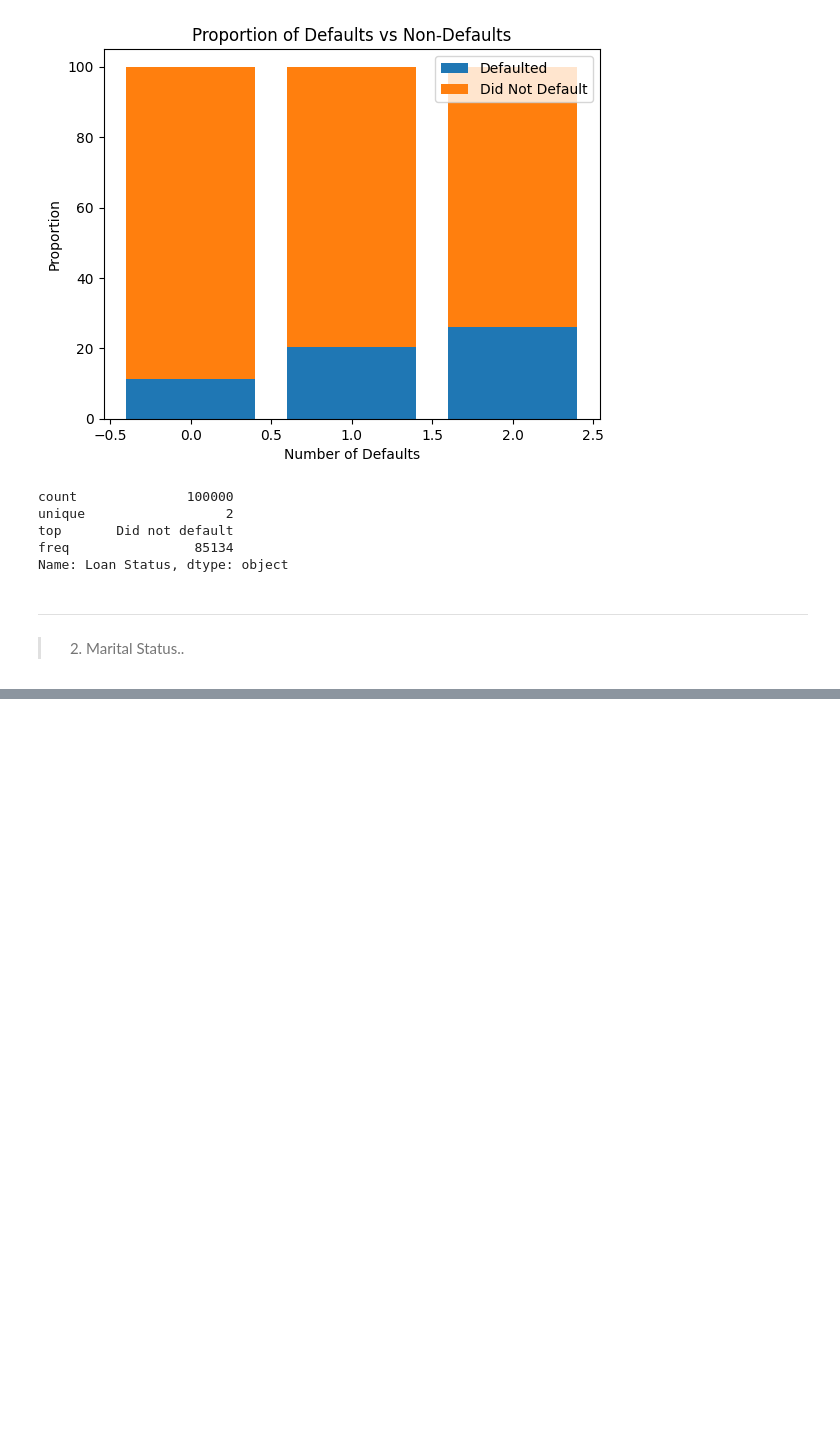
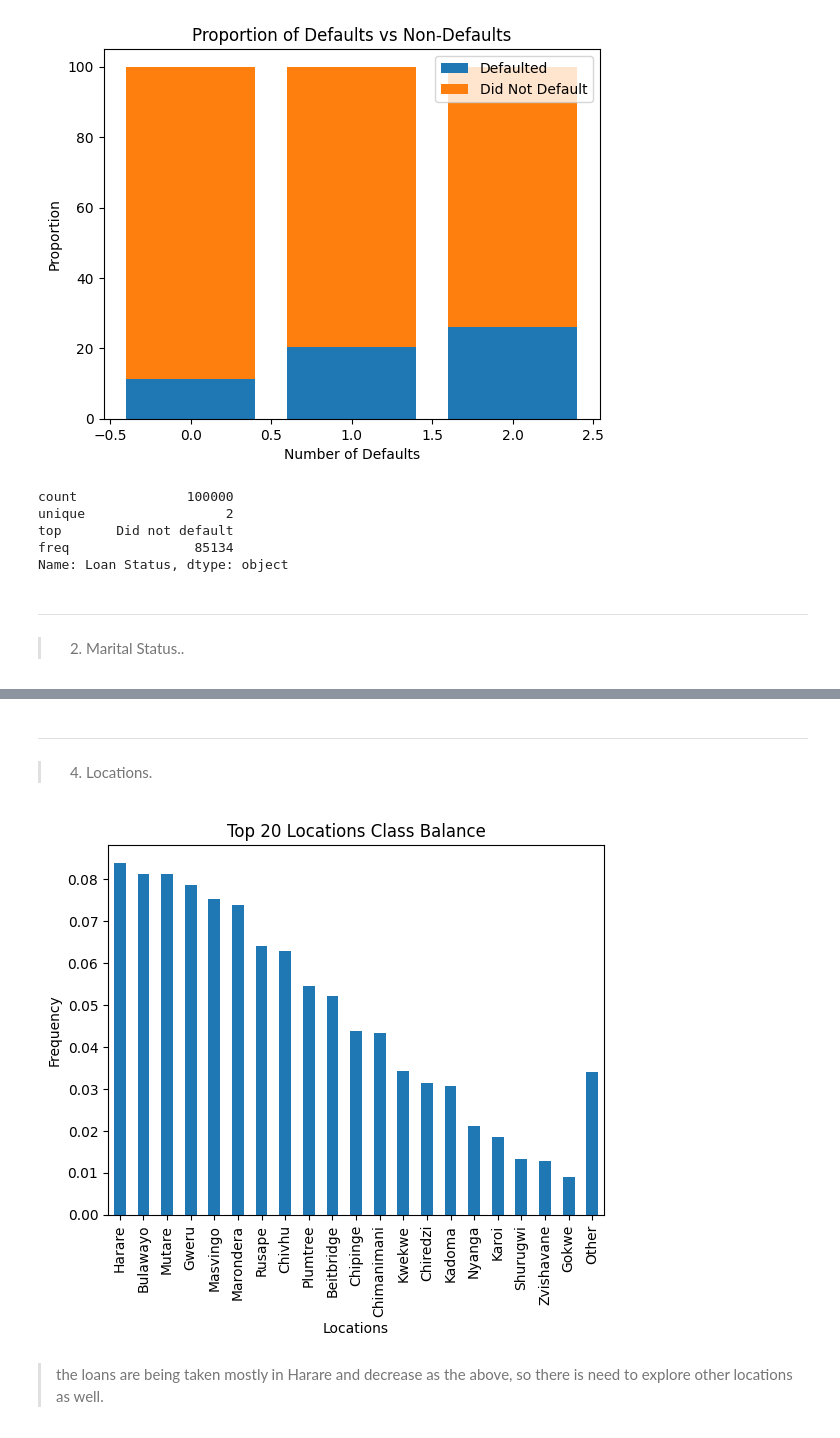
Before and after one commit to RonChits/Default-Probability, a Jupyter notebook: Default_Probability.ipynb, the cells around one changed output, grey strips where cells are left out. Drawn from its saved outputs; the diff is of its cells as text; code cells hidden in the pictures; blank space fills up the shorter version.

```diff
--- a/Default_Probability.ipynb
+++ b/Default_Probability.ipynb
@@ -488,0 +614,18 @@ Name: Loan Status, dtype: object
+# %% [markdown]
+
+
+---
+# %% [markdown]
+>4. Locations.
+# %%
+top_n = 20
+top_locations = df["location"].value_counts(normalize=True).nlargest(top_n)
+other_locations_freq = 1 - top_locations.sum()
+top_locations['Other'] = other_locations_freq
+
+top_locations.plot(kind='bar', xlabel='Locations', ylabel='Frequency', title=f'Top {top_n} Locations Class Balance')
+plt.show()
+# %% [output]
+[figure, added]
+# %% [markdown]
+>the loans are being taken mostly in Harare and decrease as the above, so there is need to explore other locations as well.
```
Also changed, not shown: parts of 38 cells of this notebook.
